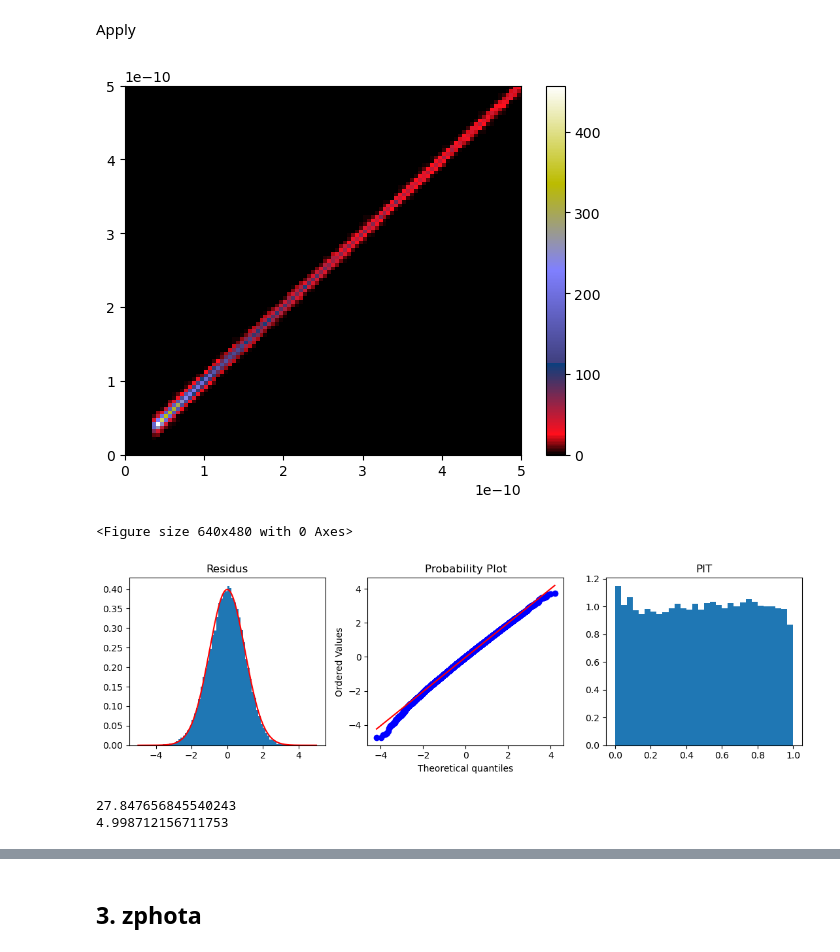
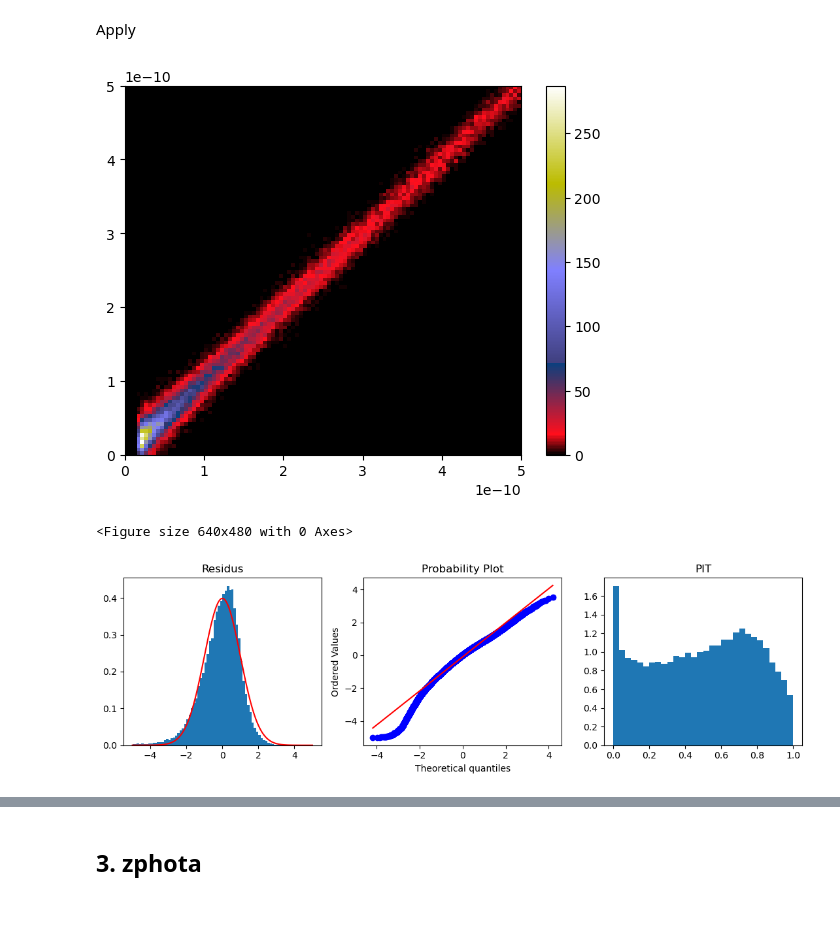
Before and after one commit to lephare-photoz/lephare, a Jupyter notebook: calibration/moredof_6filt.ipynb, the cells around one changed output, grey strips where cells are left out. Drawn from its saved outputs; the diff is of its cells as text; code cells hidden in the pictures; blank space fills up the shorter version.

```diff
--- a/calibration/moredof_6filt.ipynb
+++ b/calibration/moredof_6filt.ipynb
@@ -501,7 +217,7 @@ maglib_reduced
 |  | model | N_filt | magnitude_u | magnitude_g | magnitude_r | magnitude_i | magnitude_z | magnitude_y | ... |
 | 5 | 6.0 | 6.0 | -0.55156 | -1.36012 | -1.4098 | -1.32715 | -1.25962 | -1.25863 | ... |
 # %%
-mock_mags = MockPhotometry.generate_sources_from_table(table=maglib_reduced, #panda table
+mock_mags = pe.MockPhotometry.generate_sources_from_table(table=maglib_reduced, #panda table
     mag_cols=['magnitude_u','magnitude_g','magnitude_r','magnitude_i','magnitude_z','magnitude_y'], #mag cols
     ref_index=2, #mag col ref
     mag_min=20, #minimum mag col ref
@@ -554,43 +270,43 @@ Apply
 # %%
 #--- Generate errors ---
 #from fluxes
-mock_cat = MockPhotometry.sample_obs_mags_gaussianmodel(mock_mags,
+mock_cat = pe.MockPhotometry.sample_obs_mags_gaussianmodel(mock_mags,
         ['magnitude_u','magnitude_g','magnitude_r','magnitude_i','magnitude_z','magnitude_y'],
         sigmas = [1.2e-11, 2e-12, 2e-12, 4e-12, 1e-11, 5e-11], floors = [2e-11, 3e-12, 3.5e-12, 6.5e-12, 1.2e-11, 8e-11],
         suffix="_err_sim", err_columns=None, resample_errors=False,
-        inp_type="mag", nsr_cut=10, error_factor= [0.1,1,1,1,1,1], add_errors=True, #[0.5,5,5,2,0.5,0.1]
+        inp_type="mag", nsr_cut=10, error_factor= [0.5,1,1,1,1,0.3], add_errors=True, #[0.5,5,5,2,0.5,0.1]
         format="MEME", random_state=None, keep_true_mags=True, default_error_value=None)
 
-band = "g"
+band = "u"
 # mock_cat = mock_cat[(mock_cat[f"magnitude_{band}_true"]<28)]
 mags_true = mock_cat[f"magnitude_{band}_true"]
 mags = mock_cat[f"magnitude_{band}"]
 mags_err = mock_cat[f"magnitude_{band}_err_sim"]
 # mags_true = dp1_ECDFS[f"{band}_cModelMag"]
 # mags = dp1_ECDFS[f"{band}_cModelMag"]
 # mags_err = dp1_ECDFS[f"{band}_cModelMagErr"]
 
 plt.figure()
 
 fluxes_true = 10**(-0.4*mags_true)
 fluxes = 10**(-0.4*mags)
 fluxes_err = np.log(10)/2.5*fluxes*mags_err
 plt.hist2d(fluxes_true, fluxes, bins=100, cmap="gist_stern", range=((0,0.5e-9),(0,0.5e-9)))
 # plt.scatter(fluxes_true, fluxes, s=1, alpha=0.2, c='w')
 
 # plt.hist2d(mags_true, mags, bins=100, cmap="gist_stern", range=((19,27),(19,26)))
 # plt.scatter(mags_true, mags, s=1)
 # plt.plot([19.9,26.1],[19.9,26.1],c='w')
 # plt.gca().invert_xaxis()
 # plt.gca().invert_yaxis()
 
 # plt.hist2d(mags, mags_err, bins=200, cmap="gist_stern", range=((19,27),(0,2)))
 # plt.scatter(mags, mags_err, s=1, c='w')
 
 plt.colorbar()
 plt.show()
 # %% [output]
-[figure, old version]
+[figure, new version]
 # %%
 plt.figure()
 r = (fluxes-fluxes_true)/fluxes_err#[(fluxes_err<0.15e-9) & (fluxes_err>0.95e-10)]
@@ -598,5 +314,5 @@ pt.plot_r_stats(r, density=True, rrange=(-5,5))
 plt.show()
 # %% [output]
 <Figure size 640x480 with 0 Axes>
-[figure, old version]
+[figure, new version]
 # %%
@@ -612,20 +344,3 @@ mag_dm = mock_cat["mag_dm"]
-# %%
-mabs_a = np.array(maglib[["magnitude_u", "magnitude_g", "magnitude_r", "magnitude_i", "magnitude_z", "magnitude_y"]].iloc[4].values)
-mabs_b = np.array(maglib[["magnitude_u", "magnitude_g", "magnitude_r", "magnitude_i", "magnitude_z", "magnitude_y"]].iloc[5].values)
-Fa = 10**(-0.4*(mabs_a + np.mean(mag_dm)))
-Fb = 10**(-0.4*(mabs_b + np.mean(mag_dm)))
-
-L=0
-for i in range(6):
-    ferr = fluxes_err[:, i][~np.isnan(fluxes_err[:, i])]
-    L += np.abs(Fa[i] - Fb[i])**2/np.mean(ferr)**2
-
-print(L)
-keff = 6 - ((2 + L**2)/(1+L**2))
-print(keff)
-# %% [output]
-27.847656845540243
-4.998712156711753
 # %%
 H, xedges, yedges = np.histogram2d(fluxes_true, fluxes, bins=100, range=((0, 0.5e-8), (0, 0.5e-8)))
 
```
Also changed, not shown: parts of 15 cells of this notebook, 11 other files.
